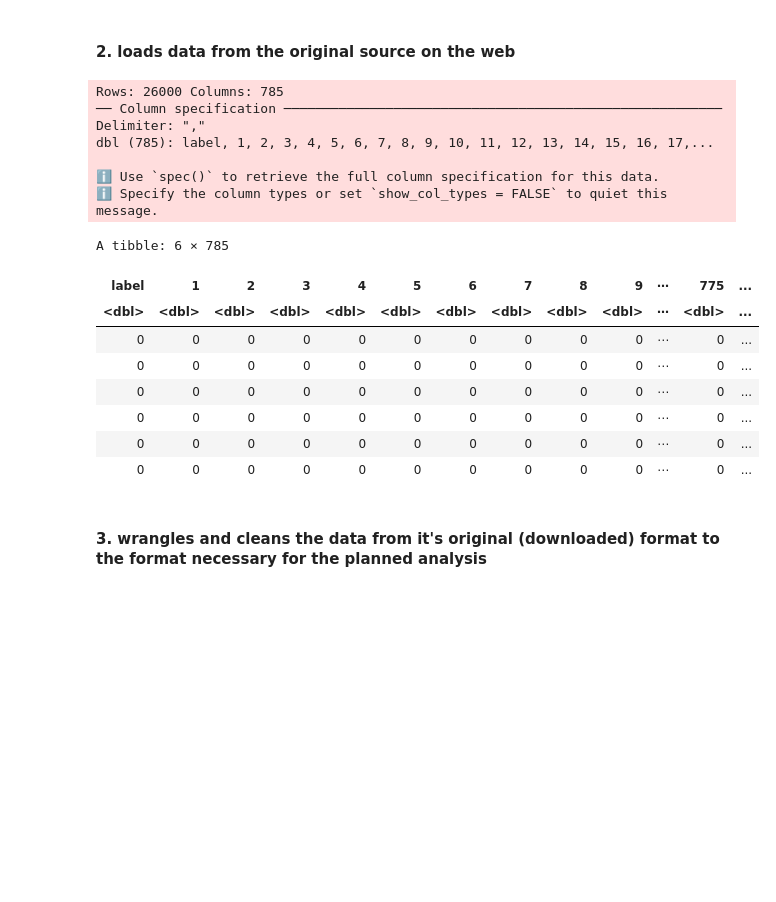
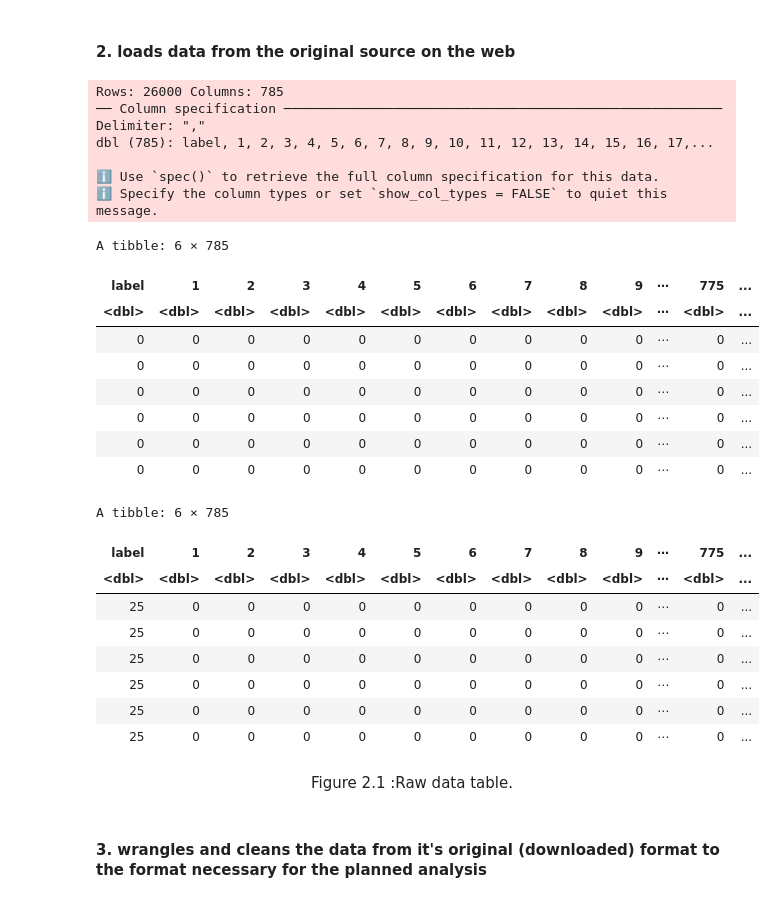
Before and after one commit to AllenCheng5186/DSCI100-Proj-Group50-23s1, a Jupyter notebook: Method_Result.ipynb, the cells around one changed output. Drawn from its saved outputs; the diff is of its cells as text; code cells hidden in the pictures; blank space fills up the shorter version.

```diff
--- a/Method_Result.ipynb
+++ b/Method_Result.ipynb
@@ -34,26 +36,37 @@ The following object is masked from ‘package:lubridate’:
 # %%
 url <- "https://raw.githubusercontent.com/AllenCheng5186/DSCI100-Proj-Group50-23s1/main/data2/chr_data_set_26000.csv"
 
 chr_data_set <- read_csv(url)
-
 head(chr_data_set)
+tail(chr_data_set)
 # %% [output]
 Rows: 26000 Columns: 785
 ── Column specification ────────────────────────────────────────────────────────
 Delimiter: ","
 dbl (785): label, 1, 2, 3, 4, 5, 6, 7, 8, 9, 10, 11, 12, 13, 14, 15, 16, 17,...
 
 ℹ Use `spec()` to retrieve the full column specification for this data.
 ℹ Specify the column types or set `show_col_types = FALSE` to quiet this message.
 A tibble: 6 × 785
 | label | 1 | 2 | 3 | 4 | 5 | 6 | 7 | 8 | 9 | ⋯ | 775 | ... |
 | <dbl> | <dbl> | <dbl> | <dbl> | <dbl> | <dbl> | <dbl> | <dbl> | <dbl> | <dbl> | ⋯ | <dbl> | ... |
 | 0 | 0 | 0 | 0 | 0 | 0 | 0 | 0 | 0 | 0 | ⋯ | 0 | ... |
 | 0 | 0 | 0 | 0 | 0 | 0 | 0 | 0 | 0 | 0 | ⋯ | 0 | ... |
 | 0 | 0 | 0 | 0 | 0 | 0 | 0 | 0 | 0 | 0 | ⋯ | 0 | ... |
 | 0 | 0 | 0 | 0 | 0 | 0 | 0 | 0 | 0 | 0 | ⋯ | 0 | ... |
 | 0 | 0 | 0 | 0 | 0 | 0 | 0 | 0 | 0 | 0 | ⋯ | 0 | ... |
 | 0 | 0 | 0 | 0 | 0 | 0 | 0 | 0 | 0 | 0 | ⋯ | 0 | ... |
+A tibble: 6 × 785
+| label | 1 | 2 | 3 | 4 | 5 | 6 | 7 | 8 | 9 | ⋯ | 775 | ... |
+| <dbl> | <dbl> | <dbl> | <dbl> | <dbl> | <dbl> | <dbl> | <dbl> | <dbl> | <dbl> | ⋯ | <dbl> | ... |
+| 25 | 0 | 0 | 0 | 0 | 0 | 0 | 0 | 0 | 0 | ⋯ | 0 | ... |
+| 25 | 0 | 0 | 0 | 0 | 0 | 0 | 0 | 0 | 0 | ⋯ | 0 | ... |
+| 25 | 0 | 0 | 0 | 0 | 0 | 0 | 0 | 0 | 0 | ⋯ | 0 | ... |
+| 25 | 0 | 0 | 0 | 0 | 0 | 0 | 0 | 0 | 0 | ⋯ | 0 | ... |
+| 25 | 0 | 0 | 0 | 0 | 0 | 0 | 0 | 0 | 0 | ⋯ | 0 | ... |
+| 25 | 0 | 0 | 0 | 0 | 0 | 0 | 0 | 0 | 0 | ⋯ | 0 | ... |
+# %% [markdown]
+<div align="center">Figure 2.1 :Raw data table.
 # %% [markdown]
 #### 3. wrangles and cleans the data from it's original (downloaded) format to the format necessary for the planned analysis
 # %%
```
Also changed, not shown: parts of 44 cells of this notebook.
